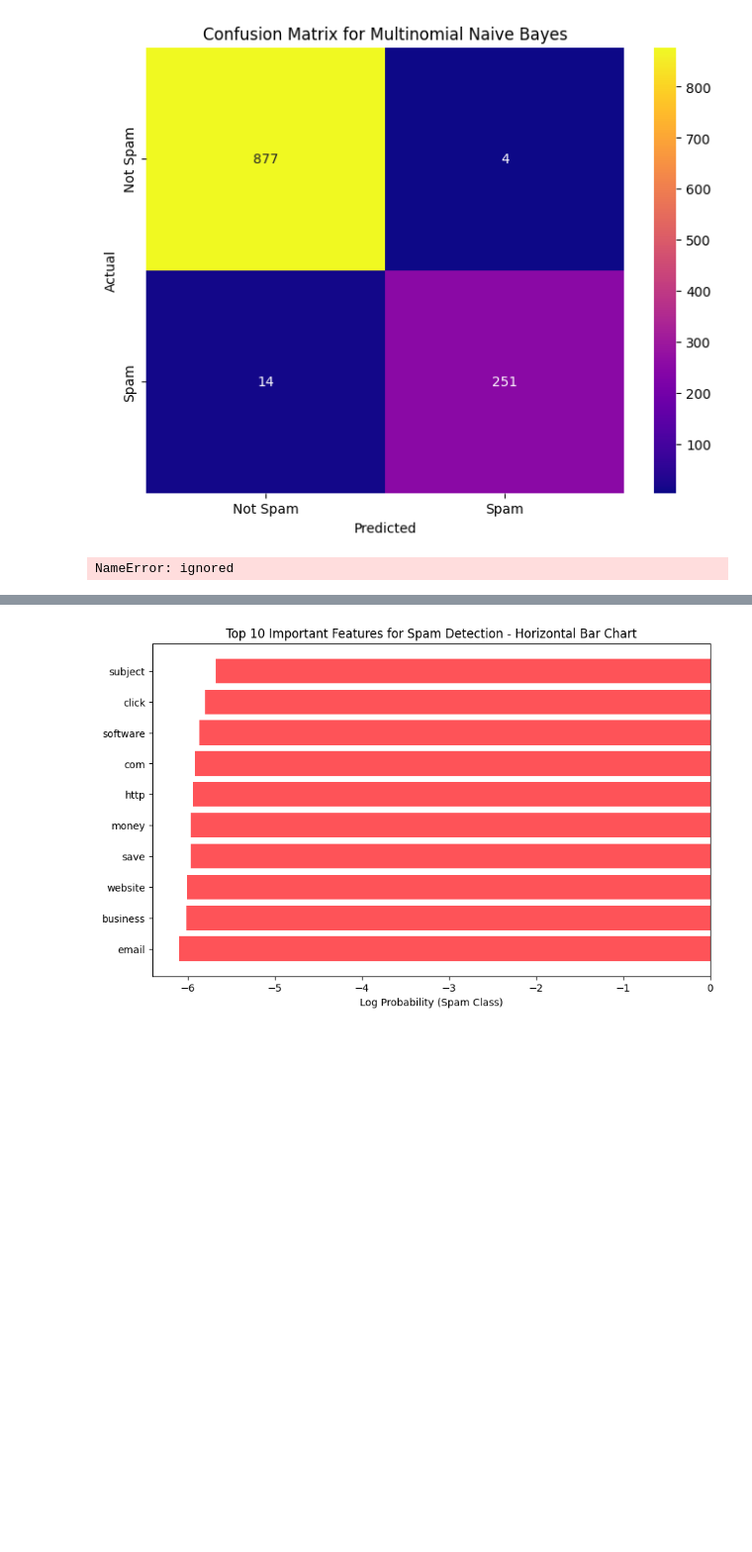
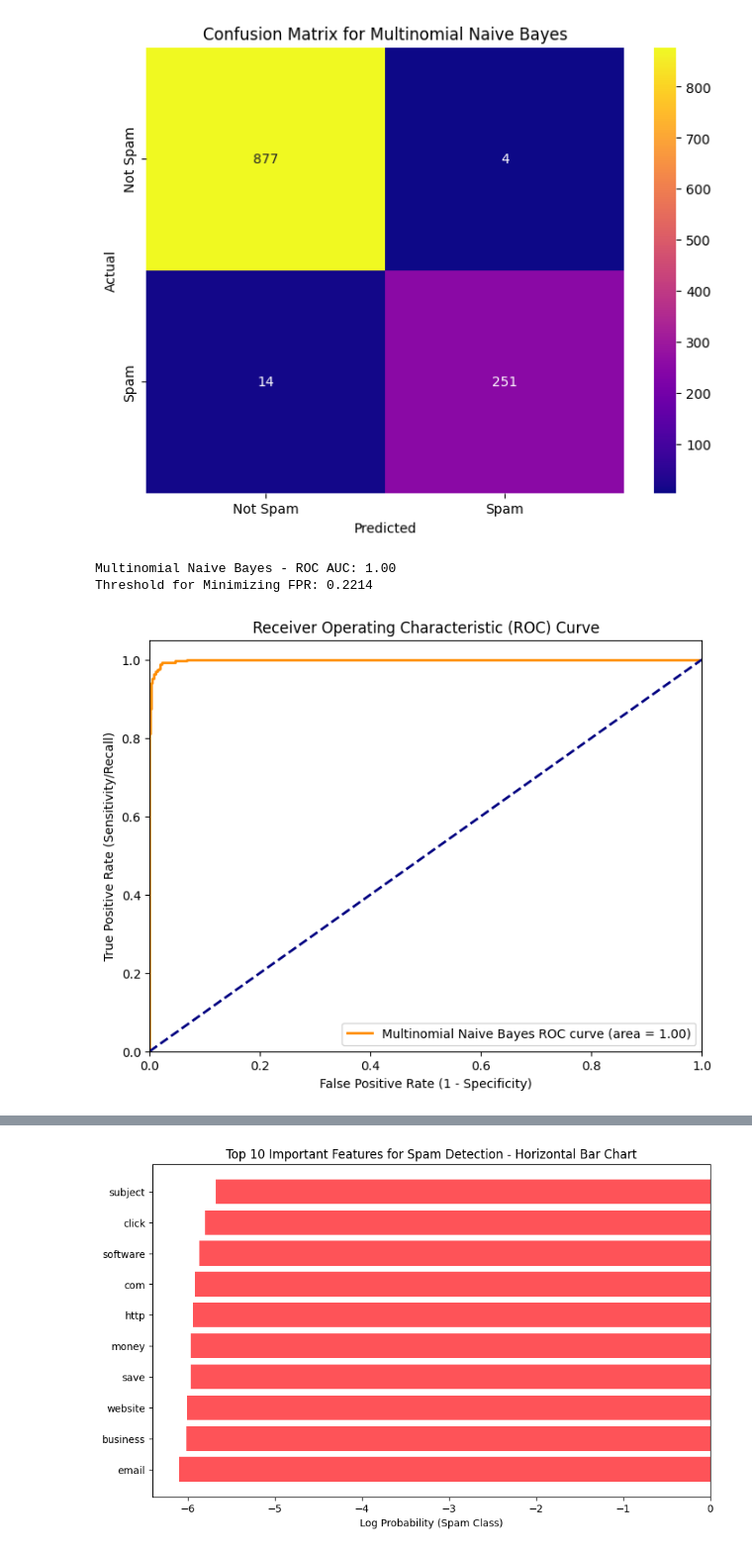
Before and after one commit to SanjayS2348553/AiML, a Jupyter notebook: 2348553_lab8.ipynb, the cells around one changed output, grey strips where cells are left out. Shown at 99% size. Drawn from its saved outputs; the diff is of its cells as text; code cells hidden in the pictures; blank space fills up the shorter version.

```diff
--- a/2348553_lab8.ipynb
+++ b/2348553_lab8.ipynb
@@ -140,40 +140,42 @@ plt.show()
 [figure]
 # %%
 # Generate probability predictions using predict_proba
-mnb_prob_predictions = mnb_with_smoothing.predict_proba(X_test_tfidf)[:, 1]  # Use [:, 1] for the positive class
+mnb_prob_predictions = mnb_with_smoothing.predict_proba(X_tfidf_test)[:, 1]  # Use [:, 1] for the positive class
 
 true_labels = y_test
 
 # Compute ROC curve and ROC area (AUC) for Multinomial Naive Bayes
 fpr_mnb, tpr_mnb, thresholds_mnb = roc_curve(true_labels, mnb_prob_predictions)
 roc_auc_mnb = auc(fpr_mnb, tpr_mnb)
 
 # Calculate the Youden's J statistic for each threshold
 youden_j = tpr_mnb - fpr_mnb
 optimal_threshold_index = np.argmax(youden_j)
 optimal_threshold = thresholds_mnb[optimal_threshold_index]
 
 # Create the ROC curve plot for Multinomial Naive Bayes
 plt.figure(figsize=(8, 6))
 plt.plot(fpr_mnb, tpr_mnb, color='darkorange', lw=2, label='Multinomial Naive Bayes ROC curve (area = {:.2f})'.format(roc_auc_mnb))
 
 # Show the ROC curve plot for Multinomial Naive Bayes
 plt.plot([0, 1], [0, 1], color='navy', lw=2, linestyle='--')
 plt.xlim([0.0, 1.0])
 plt.ylim([0.0, 1.05])
 plt.xlabel('False Positive Rate (1 - Specificity)')
 plt.ylabel('True Positive Rate (Sensitivity/Recall)')
 plt.title('Receiver Operating Characteristic (ROC) Curve')
 plt.legend(loc='lower right')
 
 # Print ROC AUC value for Multinomial Naive Bayes
 print('Multinomial Naive Bayes - ROC AUC: {:.2f}'.format(roc_auc_mnb))
 
 # Print threshold that maximizes Youden's J statistic for Multinomial Naive Bayes
 print('Threshold for Minimizing FPR: {:.4f}'.format(optimal_threshold))
 plt.show()
 # %% [output]
-NameError: ignored
+Multinomial Naive Bayes - ROC AUC: 1.00
+Threshold for Minimizing FPR: 0.2214
+[figure, added]
 # %%
 from sklearn.metrics import precision_recall_curve
 
```
Also changed, not shown: parts of 5 cells of this notebook.
